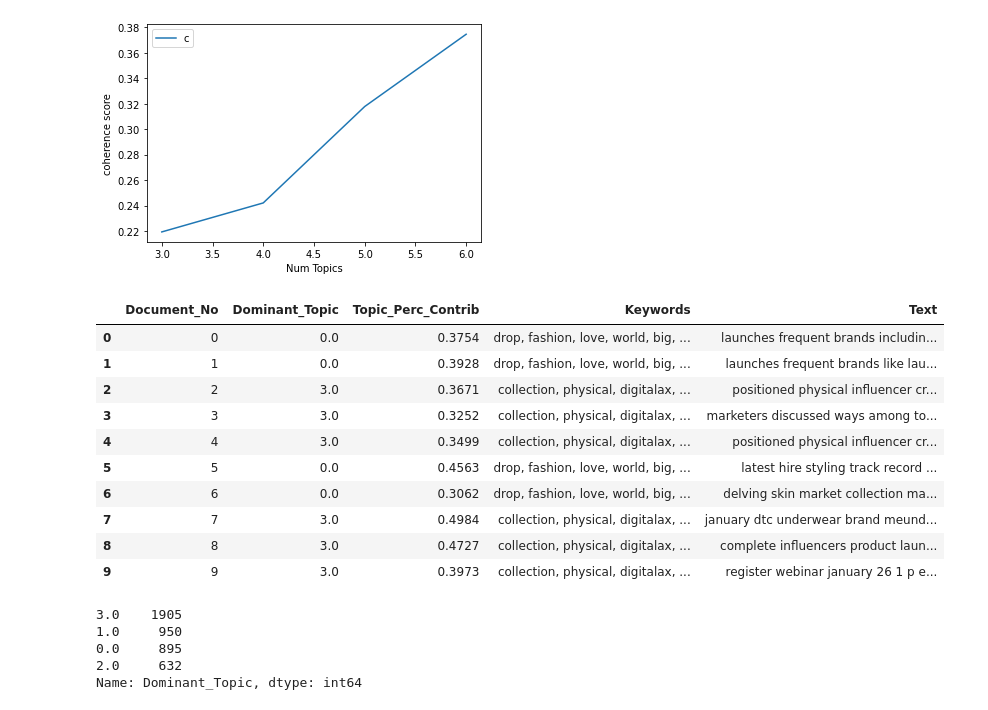
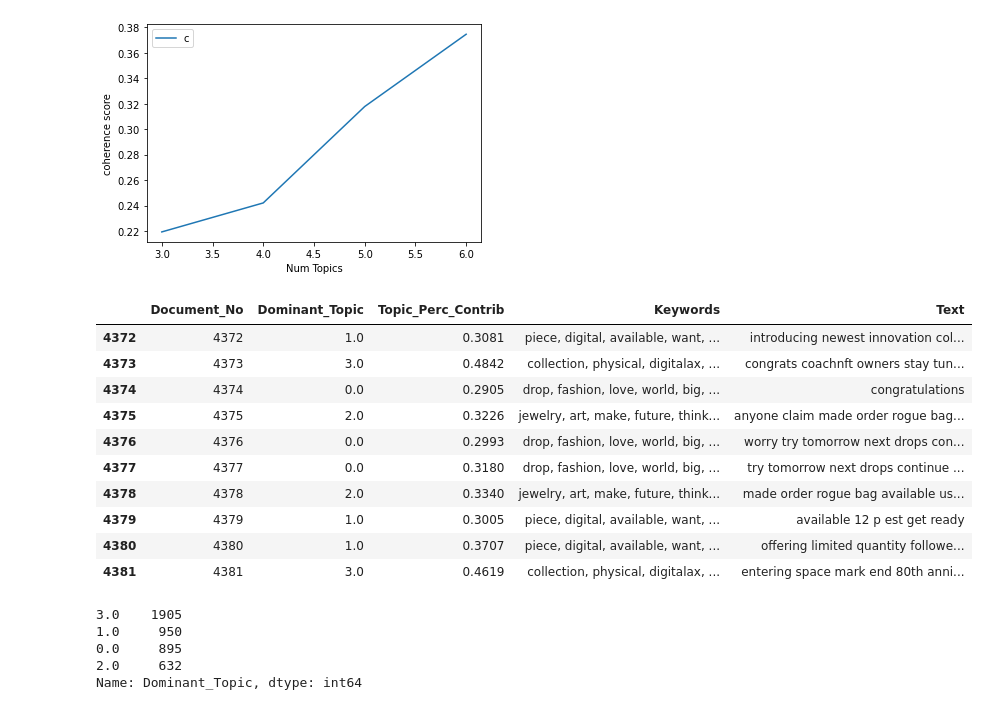
Before and after one commit to avanthikaa2019/is434_project, a Jupyter notebook: Twitter - LDA Topic Modelling.ipynb, the cells around one changed output. Cells and saved outputs as stored; diff of their text form; code cells hidden in the pictures.

```diff
--- a/Twitter - LDA Topic Modelling.ipynb
+++ b/Twitter - LDA Topic Modelling.ipynb
@@ -35,3 +211,7 @@ for tweet_text in creator_results_list:
     if type(tweet_text) == type("string"):
         tokens = tokenizer.tokenize(tweet_text)
         creator_words.append(tokens)
+        new_creator_list.append(tweet_text)
+    else:
+        print(type(tweet_text))
+        print(tweet_text)
@@ -38,5 +259,14 @@ for tweet_text in creator_results_list:
 # %%
-for tweet_text in general_results_list:
-    if type(tweet_text) == type("string"):
-        tokens = tokenizer.tokenize(tweet_text)
+idx = []
+new_general_list = []
+general_words = []
+
+for i in range(len(general_results_list)):
+    if type(general_results_list[i]) == type("string"):
+        tokens = tokenizer.tokenize(general_results_list[i])
         general_words.append(tokens)
+        new_general_list.append(general_results_list[i])
+    else:
+        print(type(general_results_list[i]))
+        print(general_results_list[i])
+        idx.append(i)
@@ -45,11 +363,17 @@ for tweet_text in compiler_results_list:
     if type(tweet_text) == type("string"):
         tokens = tokenizer.tokenize(tweet_text)
         compiler_words.append(tokens)
+    else:
+        print(type(tweet_text))
+        compiler_results_list.remove(tweet_text)
 # %%
 for tweet_text in vogue_results_list:
     if type(tweet_text) == type("string"):
         tokens = tokenizer.tokenize(tweet_text)
         vogue_words.append(tokens)
+    else:
+        print(type(tweet_text))
+        vogue_results_list.remove(tweet_text)
 # %%
 stopwords_LDA = ["go","m","pm","look","soon","start","let","yet","full","still","good","know","much", "well",
                  "wait","try","thank","dm","lol","hit","put","ve","send","give","going","dude","stuff","get","got","l","p","10",
@@ -275,47 +632,47 @@ all_results_list = media_results_list + compiler_results_list
 # %%
-def format_topics_sentences(ldamodel=None, corpus=all_corpus, texts=all_results_list):
+def format_topics_sentences(ldamodel=None, corpus=all_corpus, texts=new_all_list):
     # Init output
     sent_topics_df = pd.DataFrame()
 
     # Get main topic in each document
     for i, row_list in enumerate(ldamodel[corpus]):
         row = row_list[0] if ldamodel.per_word_topics else row_list
         # print(row)
         row = sorted(row, key=lambda x: (x[1]), reverse=True)
         # Get the Dominant topic, Perc Contribution and Keywords for each document
         for j, (topic_num, prop_topic) in enumerate(row):
             if j == 0:  # => dominant topic
                 wp = ldamodel.show_topic(topic_num)
                 topic_keywords = ", ".join([word for word, prop in wp])
                 sent_topics_df = sent_topics_df.append(pd.Series([int(topic_num), round(prop_topic,4), topic_keywords]), ignore_index=True)
             else:
                 break
     sent_topics_df.columns = ['Dominant_Topic', 'Perc_Contribution', 'Topic_Keywords']
 
     # Add original text to the end of the output
     contents = pd.Series(texts)
     sent_topics_df = pd.concat([sent_topics_df, contents], axis=1)
     return(sent_topics_df)
 
 
-df_topic_sents_keywords = format_topics_sentences(ldamodel=all_lda_model_4, corpus=all_corpus, texts=all_results_list)
+df_topic_sents_keywords = format_topics_sentences(ldamodel=all_lda_model_4, corpus=all_corpus, texts=new_all_list)
 
 # Format
 df_dominant_topic = df_topic_sents_keywords.reset_index()
 df_dominant_topic.columns = ['Document_No', 'Dominant_Topic', 'Topic_Perc_Contrib', 'Keywords', 'Text']
-df_dominant_topic.head(10)
+df_dominant_topic.tail(10)
 # %% [output]
 |  | Document_No | Dominant_Topic | Topic_Perc_Contrib | Keywords | Text |
-| 0 | 0 | 0.0 | 0.3754 | drop, fashion, love, world, big, ... | launches frequent brands includin... |
-| 1 | 1 | 0.0 | 0.3928 | drop, fashion, love, world, big, ... | launches frequent brands like lau... |
-| 2 | 2 | 3.0 | 0.3671 | collection, physical, digitalax, ... | positioned physical influencer cr... |
-| 3 | 3 | 3.0 | 0.3252 | collection, physical, digitalax, ... | marketers discussed ways among to... |
-| 4 | 4 | 3.0 | 0.3499 | collection, physical, digitalax, ... | positioned physical influencer cr... |
-| 5 | 5 | 0.0 | 0.4563 | drop, fashion, love, world, big, ... | latest hire styling track record ... |
-| 6 | 6 | 0.0 | 0.3062 | drop, fashion, love, world, big, ... | delving skin market collection ma... |
-| 7 | 7 | 3.0 | 0.4984 | collection, physical, digitalax, ... | january dtc underwear brand meund... |
-| 8 | 8 | 3.0 | 0.4727 | collection, physical, digitalax, ... | complete influencers product laun... |
-| 9 | 9 | 3.0 | 0.3973 | collection, physical, digitalax, ... | register webinar january 26 1 p e... |
+| 4372 | 4372 | 1.0 | 0.3081 | piece, digital, available, want, ... | introducing newest innovation col... |
+| 4373 | 4373 | 3.0 | 0.4842 | collection, physical, digitalax, ... | congrats coachnft owners stay tun... |
+| 4374 | 4374 | 0.0 | 0.2905 | drop, fashion, love, world, big, ... | congratulations |
+| 4375 | 4375 | 2.0 | 0.3226 | jewelry, art, make, future, think... | anyone claim made order rogue bag... |
+| 4376 | 4376 | 0.0 | 0.2993 | drop, fashion, love, world, big, ... | worry try tomorrow next drops con... |
+| 4377 | 4377 | 0.0 | 0.3180 | drop, fashion, love, world, big, ... | try tomorrow next drops continue ... |
+| 4378 | 4378 | 2.0 | 0.3340 | jewelry, art, make, future, think... | made order rogue bag available us... |
+| 4379 | 4379 | 1.0 | 0.3005 | piece, digital, available, want, ... | available 12 p est get ready |
+| 4380 | 4380 | 1.0 | 0.3707 | piece, digital, available, want, ... | offering limited quantity followe... |
+| 4381 | 4381 | 3.0 | 0.4619 | collection, physical, digitalax, ... | entering space mark end 80th anni... |
 # %%
 df_dominant_topic['Dominant_Topic'].value_counts()
 # %% [output]
```
Also changed, not shown: parts of 100 cells of this notebook, 21 other files.
